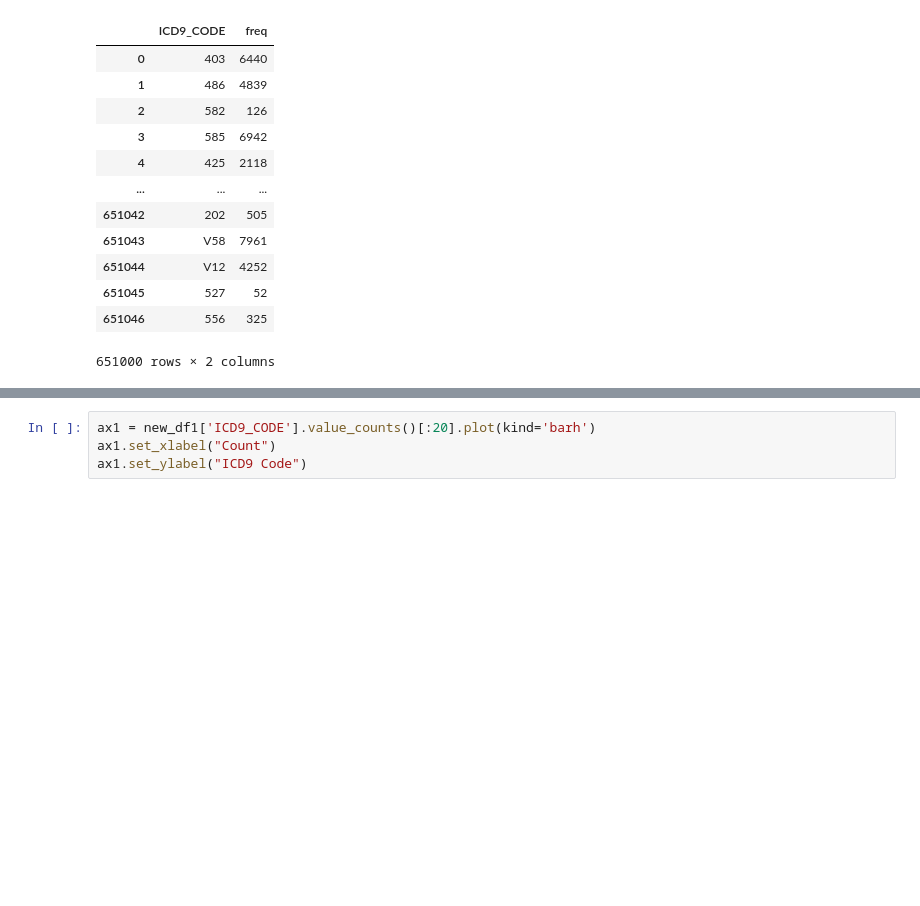
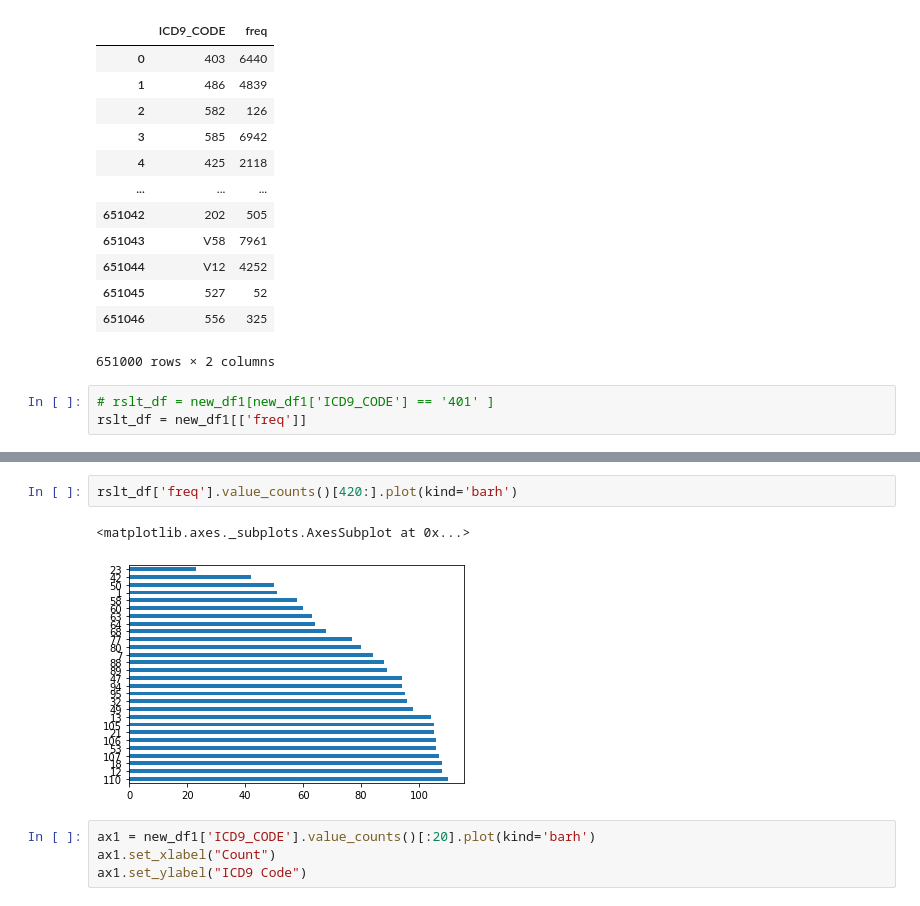
Before and after one commit to sibhap/CSE_6250_Project, a Jupyter notebook: KSI_TeamD1_EDA.ipynb, the cells around one changed output, grey strips where cells are left out. Cells and saved outputs as stored; diff of their text form; blank space fills up the shorter version.

```diff
--- a/KSI_TeamD1_EDA.ipynb
+++ b/KSI_TeamD1_EDA.ipynb
@@ -210,3 +210,6 @@ new_df1
 | 651045 | 527 | 52 |
 | 651046 | 556 | 325 |
 651000 rows × 2 columns
+# %%
+# rslt_df = new_df1[new_df1['ICD9_CODE'] == '401' ]
+rslt_df = new_df1[['freq']]
@@ -213,3 +231,8 @@ new_df1
+# %%
+rslt_df['freq'].value_counts()[420:].plot(kind='barh')
+# %% [output]
+<matplotlib.axes._subplots.AxesSubplot at 0x...>
+[figure, added]
 # %%
 ax1 = new_df1['ICD9_CODE'].value_counts()[:20].plot(kind='barh')
 ax1.set_xlabel("Count")
```
Also changed, not shown: parts of 1 cell of this notebook.
